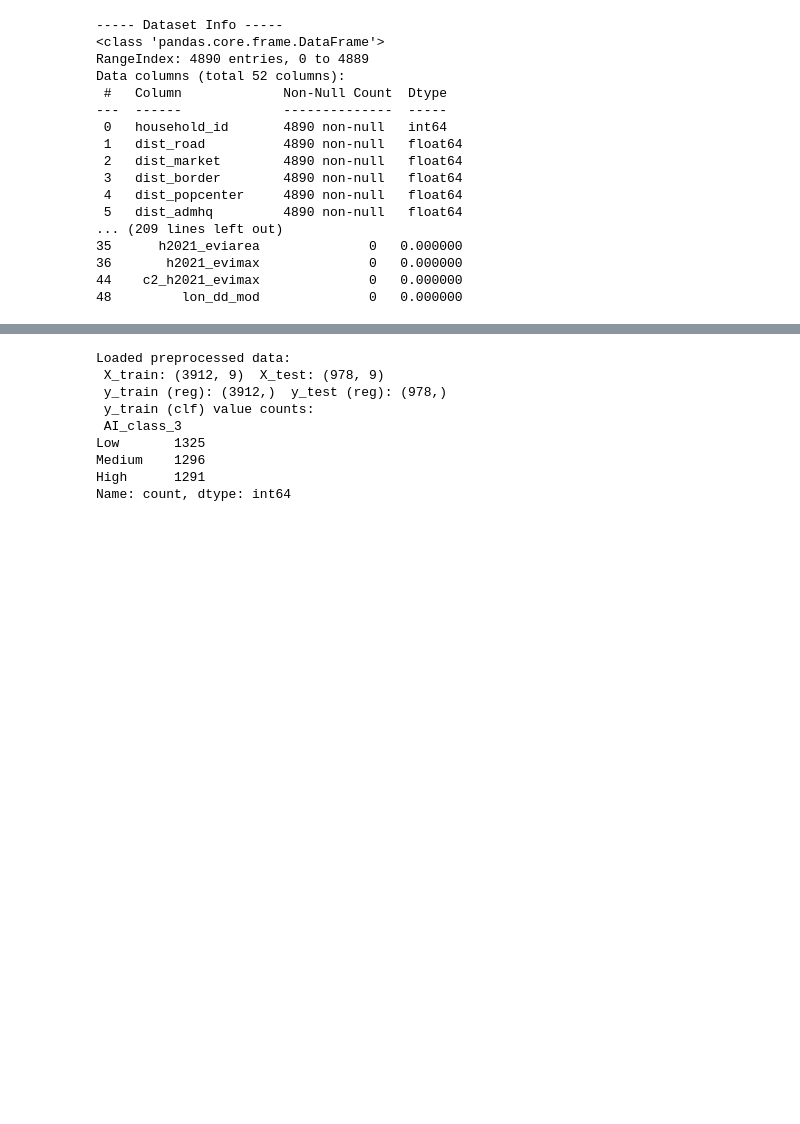
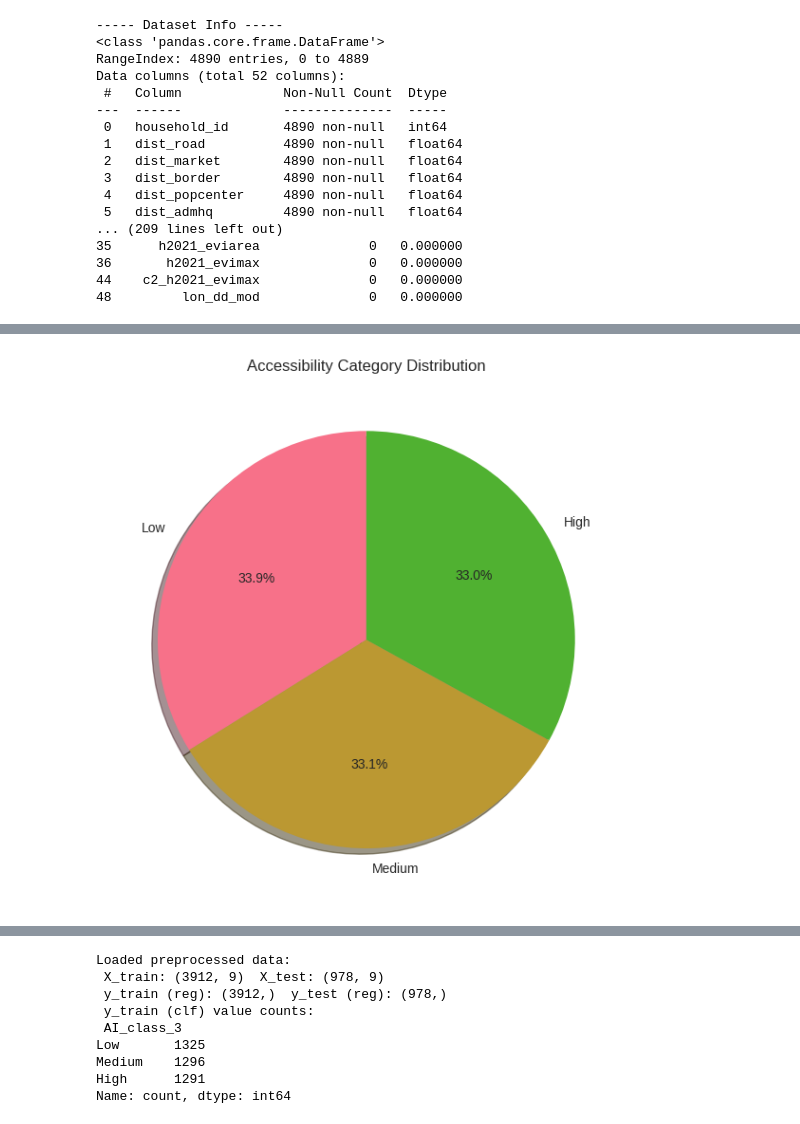
Before and after one commit to birhanumoges/Household-Accessibility-ML-Analysis, a Jupyter notebook: Analysis_notebooks/data_preprocessing.ipynb, the cells around one changed output, grey strips where cells are left out. Drawn from its saved outputs; the diff is of its cells as text; code cells hidden in the pictures; blank space fills up the shorter version.

```diff
--- a/Analysis_notebooks/data_preprocessing.ipynb
+++ b/Analysis_notebooks/data_preprocessing.ipynb
@@ -101,3 +101,83 @@ Data columns (total 52 columns):
 36       h2021_evimax              0   0.000000
 44    c2_h2021_evimax              0   0.000000
 48         lon_dd_mod              0   0.000000
+# %%
+# =============================================================================
+# CELL 1: COMPREHENSIVE DATA PREPROCESSING (UPDATED WITH AI + CLASS TARGET)
+# =============================================================================
+
+import pandas as pd
+import numpy as np
+import matplotlib.pyplot as plt
+import seaborn as sns
+from sklearn.preprocessing import StandardScaler
+from sklearn.impute import SimpleImputer
+from sklearn.model_selection import train_test_split
+from sklearn.decomposition import PCA
+import warnings
+warnings.filterwarnings('ignore')
+
+print("🔧 UPDATED DATA PREPROCESSING WITH ACCESSIBILITY INDEX")
+print("=" * 60)
+
+# =============================================================================
+# 1. CREATE TARGET VARIABLE: ACCESSIBILITY INDEX (TARGET)
+# =============================================================================
+print("\n1. CREATING ACCESSIBILITY INDEX (TARGET)")
+print("-" * 50)
+
+# 5 distance columns (required for AI)
+dist_cols = ['dist_road', 'dist_market', 'dist_popcenter',
+             'dist_border', 'dist_admhq']
+
+# --- Standardize distance variables ---
+scaler_ai = StandardScaler()
+Z = scaler_ai.fit_transform(df[dist_cols])
+
+# --- PCA to compute Accessibility Index ---
+pca = PCA(n_components=1)
+df['AI_pca1'] = pca.fit_transform(Z)[:, 0]  # continuous target
+
+print(f"AI_pca1 created ✓  Range: {df['AI_pca1'].min():.3f} to {df['AI_pca1'].max():.3f}")
+
+# ------------------------------
+# Create 3-class Accessibility Category
+# ------------------------------
+q33 = df['AI_pca1'].quantile(0.33)
+q66 = df['AI_pca1'].quantile(0.66)
+
+def classify_access(x):
+    if x <= q33:
+        return "High"       # best access
+    elif x <= q66:
+        return "Medium"
+    else:
+        return "Low"        # worst access
+
+df['accessibility_category'] = df['AI_pca1'].apply(classify_access)
+
+print("Accessibility Classes:", df['accessibility_category'].value_counts().to_dict())
+print("✅ Target variables created successfully!")
+
+# =============================================================================
+# VISUALIZATION
+# =============================================================================
+
+# Create subplots
+fig, axes = plt.subplots(1, 1, figsize=(7, 6))
+
+# Pie chart of accessibility categories
+df['accessibility_category'].value_counts().plot(
+    kind='pie',
+    autopct='%1.1f%%',
+    ax=axes,
+    startangle=90,
+    shadow=True
+)
+
+axes.set_ylabel("")  # remove default label
+axes.set_title("Accessibility Category Distribution")
+
+plt.tight_layout()
+plt.show()
+# %% [output]
@@ -104,3 +192,4 @@ Data columns (total 52 columns):
+[figure, added]
 # %%
 # ------------------------------
 # FULL PREPROCESSING PIPELINE WITH SMOTE (NO WARNINGS)
```
Also changed, not shown: parts of 7 cells of this notebook.
